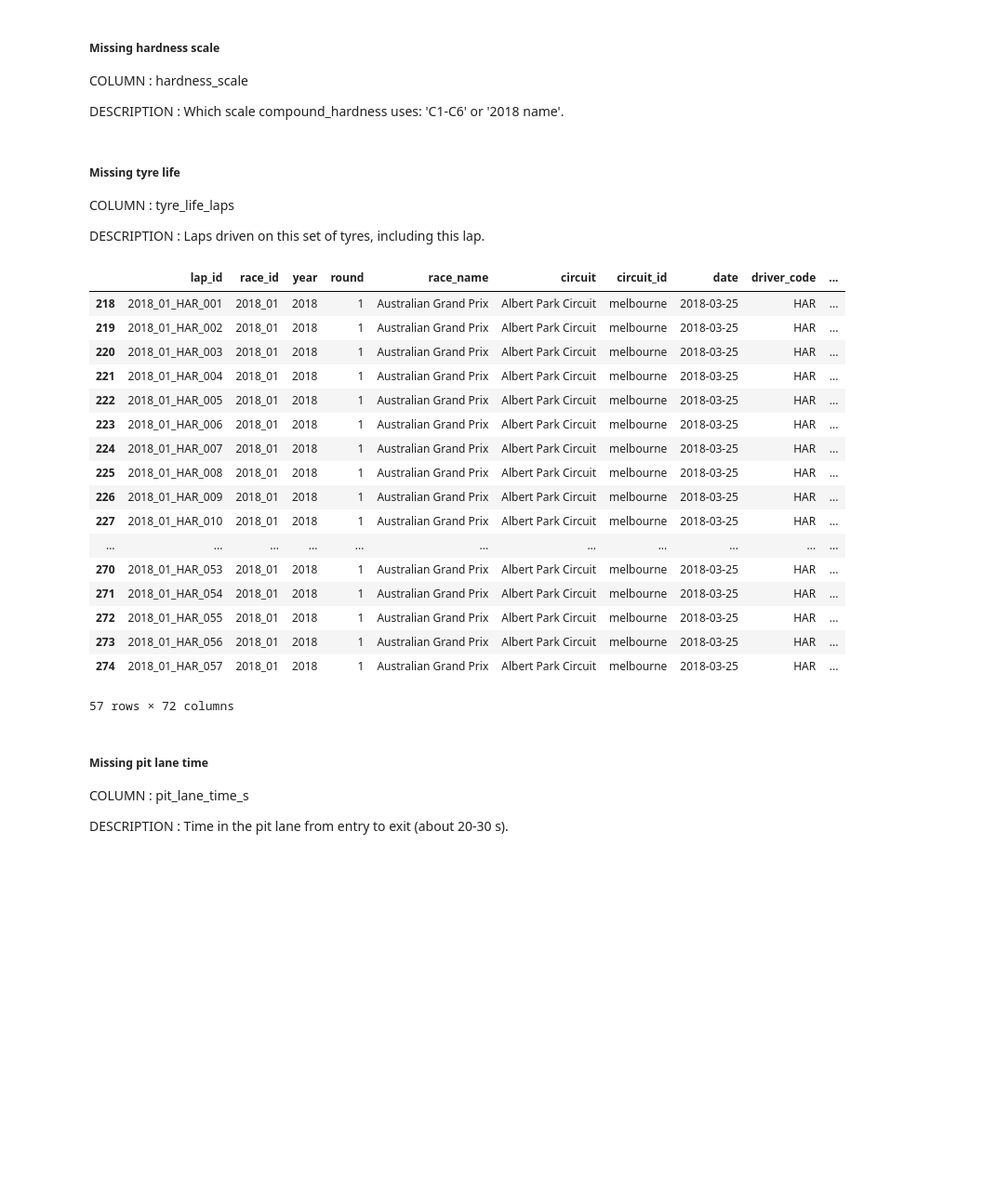
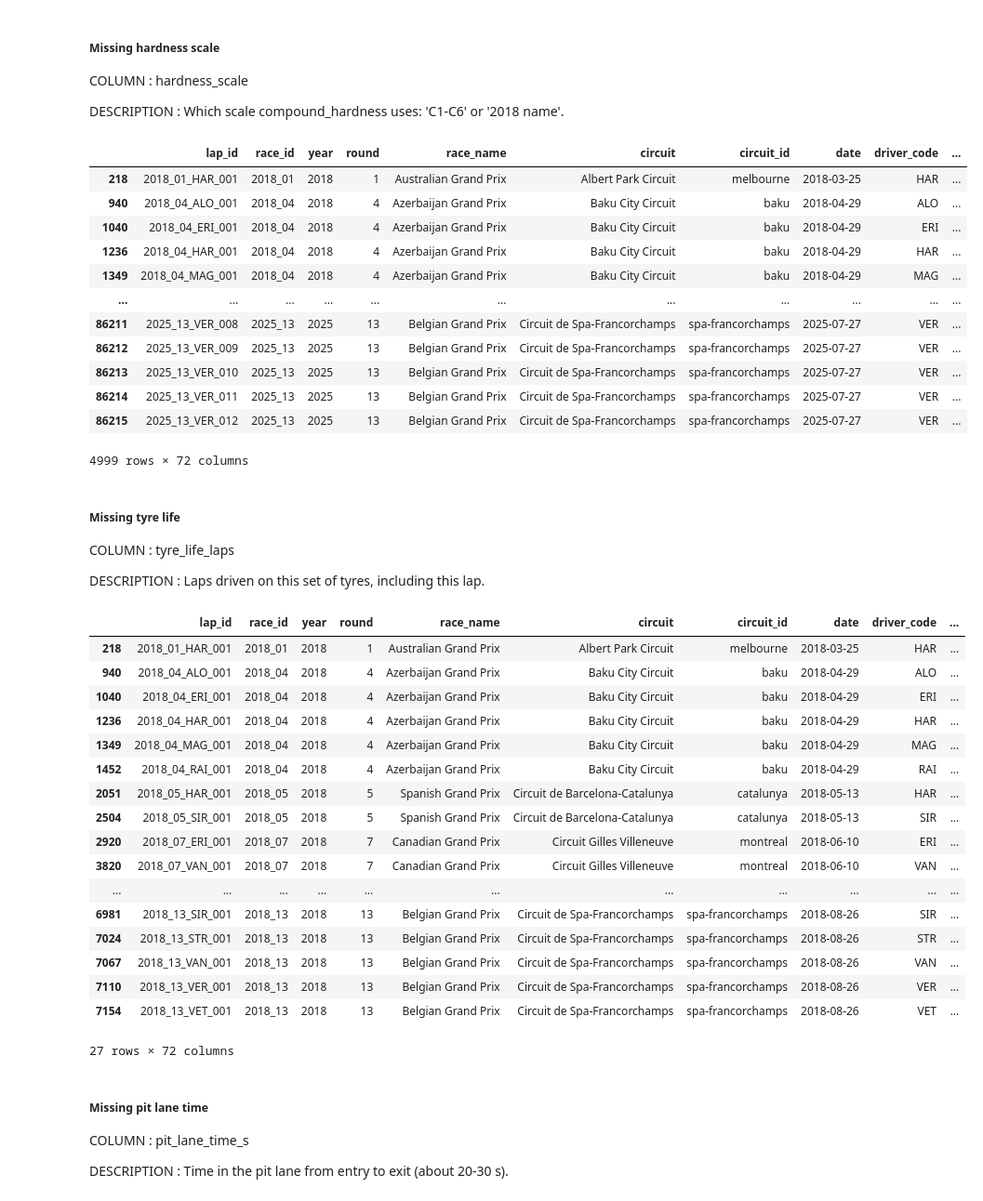
Before and after one commit to Laillaa/ML_Project_T01_LUSAIL, a Jupyter notebook: project_code.ipynb, the cells around one changed output. Shown at 93% size. Drawn from its saved outputs; the diff is of its cells as text; code cells hidden in the pictures; blank space fills up the shorter version.

```diff
--- a/project_code.ipynb
+++ b/project_code.ipynb
@@ -829,6 +1078,24 @@ training[training['compound_hardness'].isna()]
 COLUMN : hardness_scale
 
 DESCRIPTION : Which scale compound_hardness uses: 'C1-C6' or '2018 name'.
+# %%
+training[training['hardness_scale'].isna()] # 4999 missing values
+#training.loc[training['hardness_scale'].isna(), 'compound'].value_counts()
+# What we applied on 'compound_hardness' also applies here
+# %% [output]
+|  | lap_id | race_id | year | round | race_name | circuit | circuit_id | date | driver_code | ... |
+| 218 | 2018_01_HAR_001 | 2018_01 | 2018 | 1 | Australian Grand Prix | Albert Park Circuit | melbourne | 2018-03-25 | HAR | ... |
+| 940 | 2018_04_ALO_001 | 2018_04 | 2018 | 4 | Azerbaijan Grand Prix | Baku City Circuit | baku | 2018-04-29 | ALO | ... |
+| 1040 | 2018_04_ERI_001 | 2018_04 | 2018 | 4 | Azerbaijan Grand Prix | Baku City Circuit | baku | 2018-04-29 | ERI | ... |
+| 1236 | 2018_04_HAR_001 | 2018_04 | 2018 | 4 | Azerbaijan Grand Prix | Baku City Circuit | baku | 2018-04-29 | HAR | ... |
+| 1349 | 2018_04_MAG_001 | 2018_04 | 2018 | 4 | Azerbaijan Grand Prix | Baku City Circuit | baku | 2018-04-29 | MAG | ... |
+| ... | ... | ... | ... | ... | ... | ... | ... | ... | ... | ... |
+| 86211 | 2025_13_VER_008 | 2025_13 | 2025 | 13 | Belgian Grand Prix | Circuit de Spa-Francorchamps | spa-francorchamps | 2025-07-27 | VER | ... |
+| 86212 | 2025_13_VER_009 | 2025_13 | 2025 | 13 | Belgian Grand Prix | Circuit de Spa-Francorchamps | spa-francorchamps | 2025-07-27 | VER | ... |
+| 86213 | 2025_13_VER_010 | 2025_13 | 2025 | 13 | Belgian Grand Prix | Circuit de Spa-Francorchamps | spa-francorchamps | 2025-07-27 | VER | ... |
+| 86214 | 2025_13_VER_011 | 2025_13 | 2025 | 13 | Belgian Grand Prix | Circuit de Spa-Francorchamps | spa-francorchamps | 2025-07-27 | VER | ... |
+| 86215 | 2025_13_VER_012 | 2025_13 | 2025 | 13 | Belgian Grand Prix | Circuit de Spa-Francorchamps | spa-francorchamps | 2025-07-27 | VER | ... |
+4999 rows × 72 columns
 # %% [markdown]
 ##### Missing tyre life
 
@@ -837,37 +1104,36 @@ COLUMN : tyre_life_laps
 DESCRIPTION : Laps driven on this set of tyres, including this lap.
 # %%
 training[training['tyre_life_laps'].isna()] # There's 27 missing values here
-# At first glance, we can see that for those who the 'tyre_life_laps' is missing, the tyre's compound is also missing
+
+# At first glance, we can see that for those who the 'tyre_life_laps' is missing,
+# the tyre's compound is also missing
 # (compound, compound_hardness, hardness_scale are all missing).
 # Another observation: for all of the 27 missing values, it's the 1st lap of the race
 # (not always the same race, but it's always the 1st lap)!
 # This makes things very easy!!
 # Since it's the 1st lap of each of the races, it's also the tyre's 1st lap.
 # So all we gotta do is fill the missing values with 1.
-
-
-#training['tyre_life_laps'] = training['tyre_life_laps'].fillna(1)
-#training[training['tyre_life_laps'].isna()] # Checking that there's no missing values left
-training[(training['race_id'] == '2018_01') & (training['driver_code'] == 'HAR')]
+# Not true. They might be tires used during the Qualification. In this case, its life isn't 1.
+# So as for now we'll leave the column as is
 # %% [output]
 |  | lap_id | race_id | year | round | race_name | circuit | circuit_id | date | driver_code | ... |
 | 218 | 2018_01_HAR_001 | 2018_01 | 2018 | 1 | Australian Grand Prix | Albert Park Circuit | melbourne | 2018-03-25 | HAR | ... |
-| 219 | 2018_01_HAR_002 | 2018_01 | 2018 | 1 | Australian Grand Prix | Albert Park Circuit | melbourne | 2018-03-25 | HAR | ... |
-| 220 | 2018_01_HAR_003 | 2018_01 | 2018 | 1 | Australian Grand Prix | Albert Park Circuit | melbourne | 2018-03-25 | HAR | ... |
-| 221 | 2018_01_HAR_004 | 2018_01 | 2018 | 1 | Australian Grand Prix | Albert Park Circuit | melbourne | 2018-03-25 | HAR | ... |
-| 222 | 2018_01_HAR_005 | 2018_01 | 2018 | 1 | Australian Grand Prix | Albert Park Circuit | melbourne | 2018-03-25 | HAR | ... |
-| 223 | 2018_01_HAR_006 | 2018_01 | 2018 | 1 | Australian Grand Prix | Albert Park Circuit | melbourne | 2018-03-25 | HAR | ... |
-| 224 | 2018_01_HAR_007 | 2018_01 | 2018 | 1 | Australian Grand Prix | Albert Park Circuit | melbourne | 2018-03-25 | HAR | ... |
-| 225 | 2018_01_HAR_008 | 2018_01 | 2018 | 1 | Australian Grand Prix | Albert Park Circuit | melbourne | 2018-03-25 | HAR | ... |
-| 226 | 2018_01_HAR_009 | 2018_01 | 2018 | 1 | Australian Grand Prix | Albert Park Circuit | melbourne | 2018-03-25 | HAR | ... |
-| 227 | 2018_01_HAR_010 | 2018_01 | 2018 | 1 | Australian Grand Prix | Albert Park Circuit | melbourne | 2018-03-25 | HAR | ... |
+| 940 | 2018_04_ALO_001 | 2018_04 | 2018 | 4 | Azerbaijan Grand Prix | Baku City Circuit | baku | 2018-04-29 | ALO | ... |
+| 1040 | 2018_04_ERI_001 | 2018_04 | 2018 | 4 | Azerbaijan Grand Prix | Baku City Circuit | baku | 2018-04-29 | ERI | ... |
+| 1236 | 2018_04_HAR_001 | 2018_04 | 2018 | 4 | Azerbaijan Grand Prix | Baku City Circuit | baku | 2018-04-29 | HAR | ... |
+| 1349 | 2018_04_MAG_001 | 2018_04 | 2018 | 4 | Azerbaijan Grand Prix | Baku City Circuit | baku | 2018-04-29 | MAG | ... |
+| 1452 | 2018_04_RAI_001 | 2018_04 | 2018 | 4 | Azerbaijan Grand Prix | Baku City Circuit | baku | 2018-04-29 | RAI | ... |
+| 2051 | 2018_05_HAR_001 | 2018_05 | 2018 | 5 | Spanish Grand Prix | Circuit de Barcelona-Catalunya | catalunya | 2018-05-13 | HAR | ... |
+| 2504 | 2018_05_SIR_001 | 2018_05 | 2018 | 5 | Spanish Grand Prix | Circuit de Barcelona-Catalunya | catalunya | 2018-05-13 | SIR | ... |
+| 2920 | 2018_07_ERI_001 | 2018_07 | 2018 | 7 | Canadian Grand Prix | Circuit Gilles Villeneuve | montreal | 2018-06-10 | ERI | ... |
+| 3820 | 2018_07_VAN_001 | 2018_07 | 2018 | 7 | Canadian Grand Prix | Circuit Gilles Villeneuve | montreal | 2018-06-10 | VAN | ... |
 | ... | ... | ... | ... | ... | ... | ... | ... | ... | ... | ... |
-| 270 | 2018_01_HAR_053 | 2018_01 | 2018 | 1 | Australian Grand Prix | Albert Park Circuit | melbourne | 2018-03-25 | HAR | ... |
-| 271 | 2018_01_HAR_054 | 2018_01 | 2018 | 1 | Australian Grand Prix | Albert Park Circuit | melbourne | 2018-03-25 | HAR | ... |
-| 272 | 2018_01_HAR_055 | 2018_01 | 2018 | 1 | Australian Grand Prix | Albert Park Circuit | melbourne | 2018-03-25 | HAR | ... |
-| 273 | 2018_01_HAR_056 | 2018_01 | 2018 | 1 | Australian Grand Prix | Albert Park Circuit | melbourne | 2018-03-25 | HAR | ... |
-| 274 | 2018_01_HAR_057 | 2018_01 | 2018 | 1 | Australian Grand Prix | Albert Park Circuit | melbourne | 2018-03-25 | HAR | ... |
+| 6981 | 2018_13_SIR_001 | 2018_13 | 2018 | 13 | Belgian Grand Prix | Circuit de Spa-Francorchamps | spa-francorchamps | 2018-08-26 | SIR | ... |
+| 7024 | 2018_13_STR_001 | 2018_13 | 2018 | 13 | Belgian Grand Prix | Circuit de Spa-Francorchamps | spa-francorchamps | 2018-08-26 | STR | ... |
+| 7067 | 2018_13_VAN_001 | 2018_13 | 2018 | 13 | Belgian Grand Prix | Circuit de Spa-Francorchamps | spa-francorchamps | 2018-08-26 | VAN | ... |
+| 7110 | 2018_13_VER_001 | 2018_13 | 2018 | 13 | Belgian Grand Prix | Circuit de Spa-Francorchamps | spa-francorchamps | 2018-08-26 | VER | ... |
+| 7154 | 2018_13_VET_001 | 2018_13 | 2018 | 13 | Belgian Grand Prix | Circuit de Spa-Francorchamps | spa-francorchamps | 2018-08-26 | VET | ... |
-57 rows × 72 columns
+27 rows × 72 columns
 # %% [markdown]
 ##### Missing pit lane time
 
```
Also changed, not shown: parts of 89 cells of this notebook.
